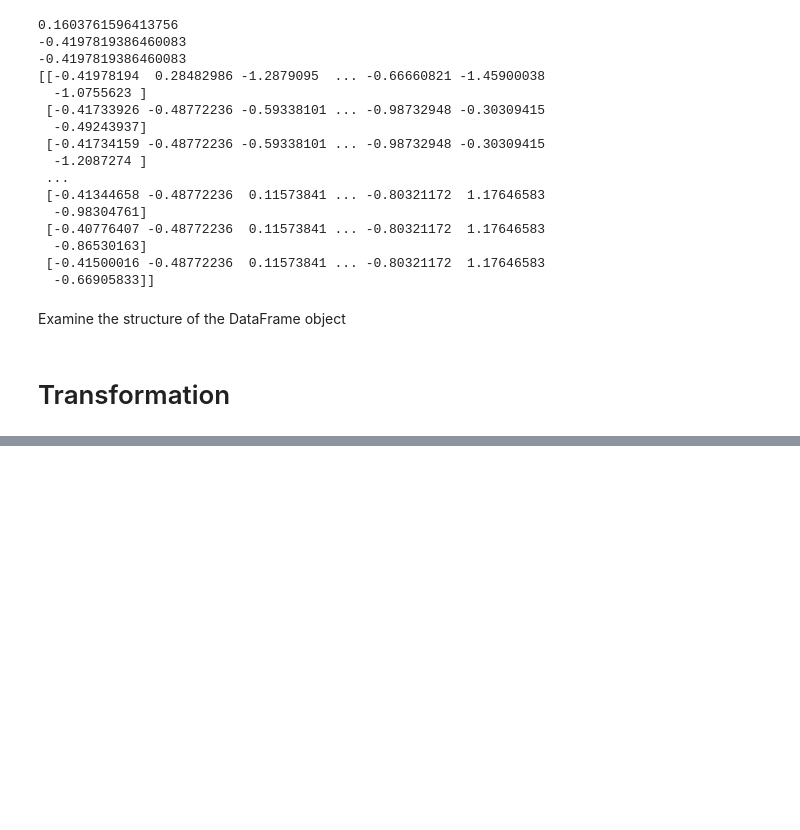
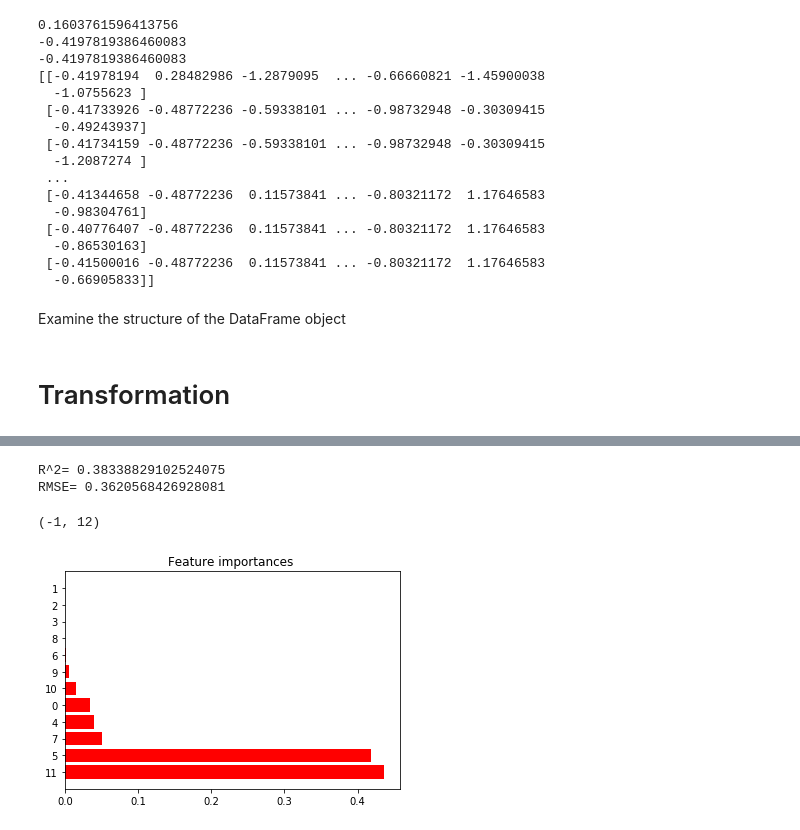
Before and after one commit to ygizhitsa/nw422, a Jupyter notebook: hm4/YuriyGeller_RandomForest2 - Copy.ipynb, the cells around one changed output, grey strips where cells are left out. Drawn from its saved outputs; the diff is of its cells as text; code cells hidden in the pictures; blank space fills up the shorter version.

Commit message:
gradient

```diff
--- a/hm4/YuriyGeller_RandomForest2 - Copy.ipynb
+++ b/hm4/YuriyGeller_RandomForest2 - Copy.ipynb
@@ -443,3 +448,8 @@ with open("boston.dot") as f:
 graphviz.Source(dot_graph)
 # %% [output]
 [drawing not drawn]
+# %%
+from sklearn.ensemble import GradientBoostingRegressor
+
+gbrt = GradientBoostingRegressor(max_depth=2, n_estimators=3, learning_rate=1.0)
+gbrt.fit(X_train, y_train)
@@ -445,0 +465,8 @@ graphviz.Source(dot_graph)
+# %%
+errors = [mean_squared_error(y_test, y_pred)
+          for y_pred in gbrt.staged_predict(X_test)]
+bst_n_estimators = np.argmin(errors)
+
+
+gbrt_best = GradientBoostingRegressor(max_depth=2,n_estimators=bst_n_estimators)
+gbrt_best.fit(X_train, y_train)
@@ -445,0 +482,39 @@ graphviz.Source(dot_graph)
+# %%
+gbrt = GradientBoostingRegressor(max_depth=2, warm_start=True)
+
+min_val_error = float("inf")
+error_going_up = 0
+for n_estimators in range(1, 120):
+    gbrt.n_estimators = n_estimators
+    gbrt.fit(X_train, y_train)
+    y_pred = gbrt.predict(X_test)
+    val_error = mean_squared_error(y_test, y_pred)
+    if val_error < min_val_error:
+        min_val_error = val_error
+        error_going_up = 0
+    else:
+        error_going_up += 1
+        if error_going_up == 5:
+            break  # early stopping
+# %%
+print("R^2=",gbrt.score(X_test,y_test)) # quick R^2
+pred= gbrt.predict(X_test)
+rmse = sqrt(mean_squared_error(pred, y_test))
+print('RMSE=', rmse)
+# %% [output]
+R^2= 0.38338829102524075
+RMSE= 0.3620568426928081
+# %%
+importances=gbrt.feature_importances_
+std = np.std([gbrt.feature_importances_ for tree in gbrt.estimators_],
+             axis=0)
+indices = np.argsort(importances)[::-1]
+plt.figure()
+plt.title("Feature importances ")
+plt.barh(range(X_test.shape[1]), importances[indices],
+       color="r", xerr=std[indices], align="center")
+plt.yticks(range(X_test.shape[1]), indices)
+plt.ylim([-1, X_test.shape[1]])
+# %% [output]
+(-1, 12)
+[figure, added]
```
Also changed, not shown: parts of 11 cells of this notebook, 8 other files.
